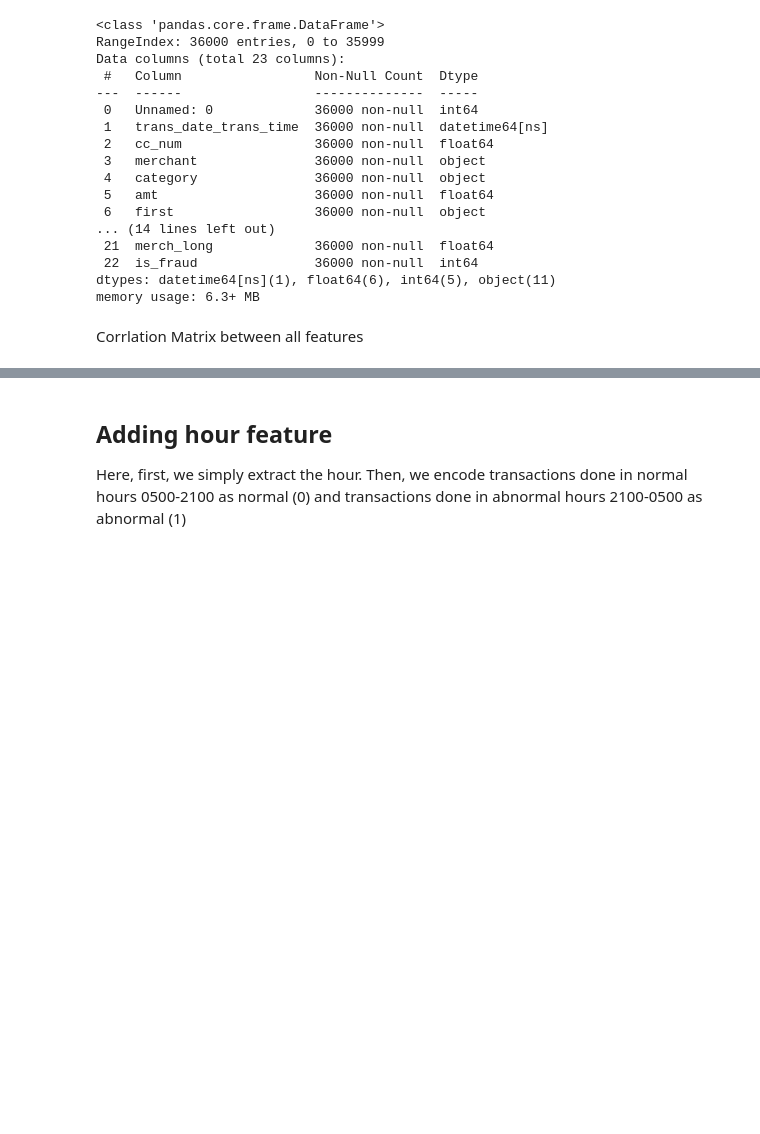
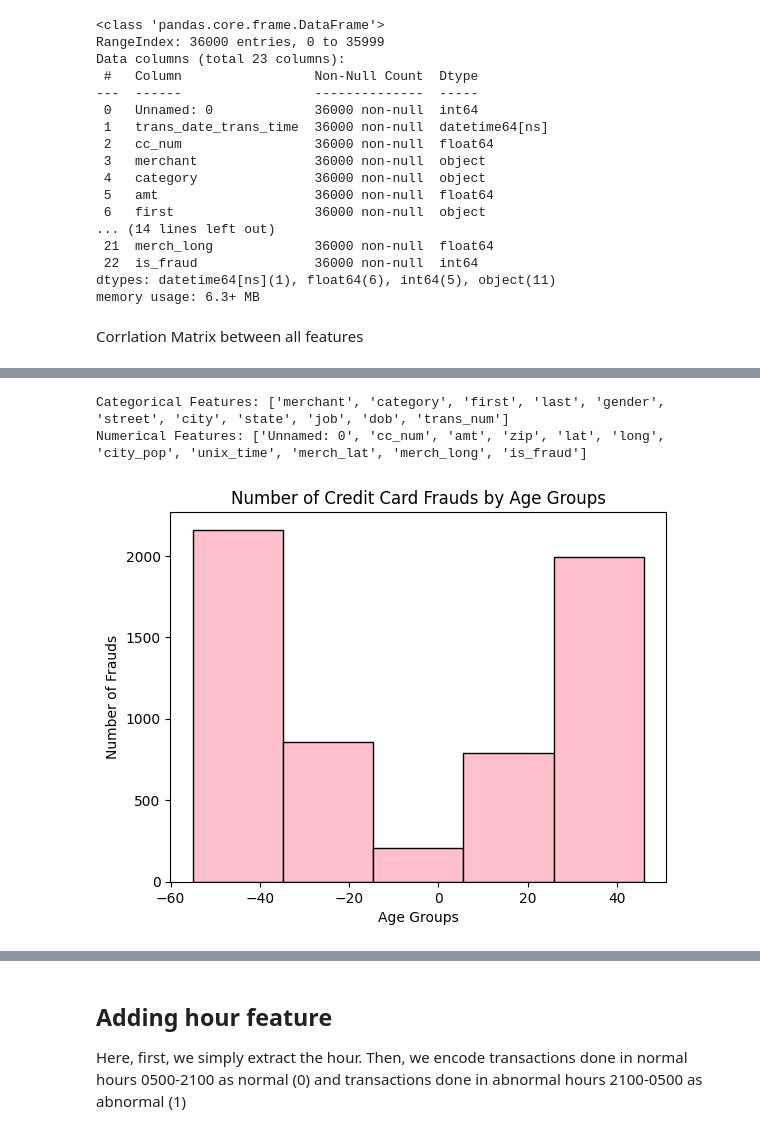
Before and after one commit to BeheraSas/Project--Payment-Risk-Shield, a Jupyter notebook: PRS.ipynb, the cells around one changed output, grey strips where cells are left out. Drawn from its saved outputs; the diff is of its cells as text; code cells hidden in the pictures; blank space fills up the shorter version.

```diff
--- a/PRS.ipynb
+++ b/PRS.ipynb
@@ -272,0 +436,26 @@ plt.show()
+# %%
+# Get the names of categorical features
+categorical_features = data.select_dtypes(include='object').columns.tolist()
+
+# Get the names of numerical features
+numerical_features = data.select_dtypes(include=['int64', 'float64']).columns.tolist()
+
+print("Categorical Features:", categorical_features)
+print("Numerical Features:", numerical_features)
+# %% [output]
+Categorical Features: ['merchant', 'category', 'first', 'last', 'gender', 'street', 'city', 'state', 'job', 'dob', 'trans_num']
+Numerical Features: ['Unnamed: 0', 'cc_num', 'amt', 'zip', 'lat', 'long', 'city_pop', 'unix_time', 'merch_lat', 'merch_long', 'is_fraud']
+# %%
+# Filter the DataFrame to include only fraud cases (where "is_fraud" is 1)
+fraud = data[data["is_fraud"] == 1]
+
+# Create a histogram for the "age" column of fraud cases
+fig, ax = plt.subplots()
+ax.hist(fraud["age"], edgecolor="black", bins=5, color='pink')
+
+plt.title("Number of Credit Card Frauds by Age Groups")
+plt.xlabel("Age Groups")
+plt.ylabel("Number of Frauds")
+plt.show()
+# %% [output]
+[figure, added]
```
Also changed, not shown: parts of 20 cells of this notebook.
